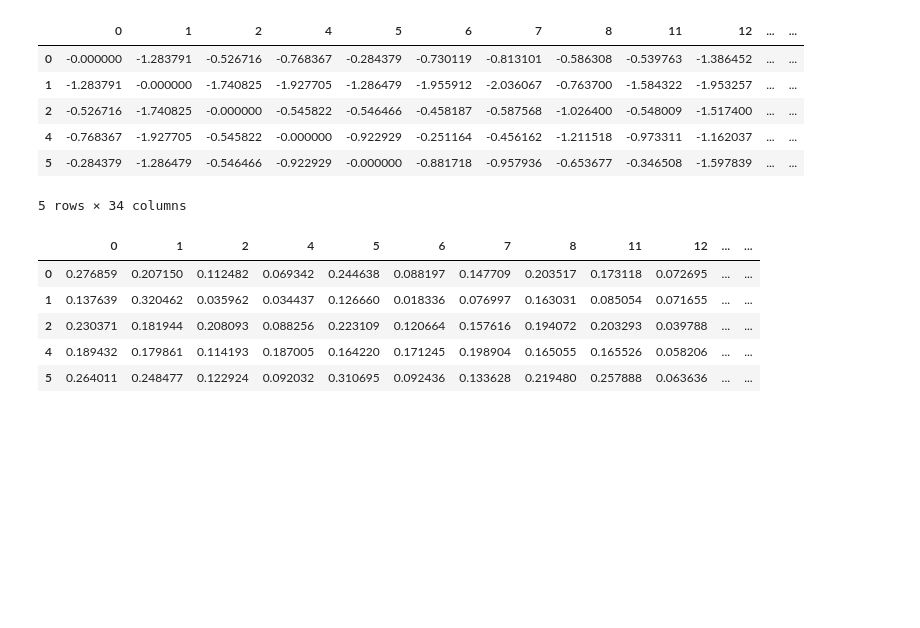
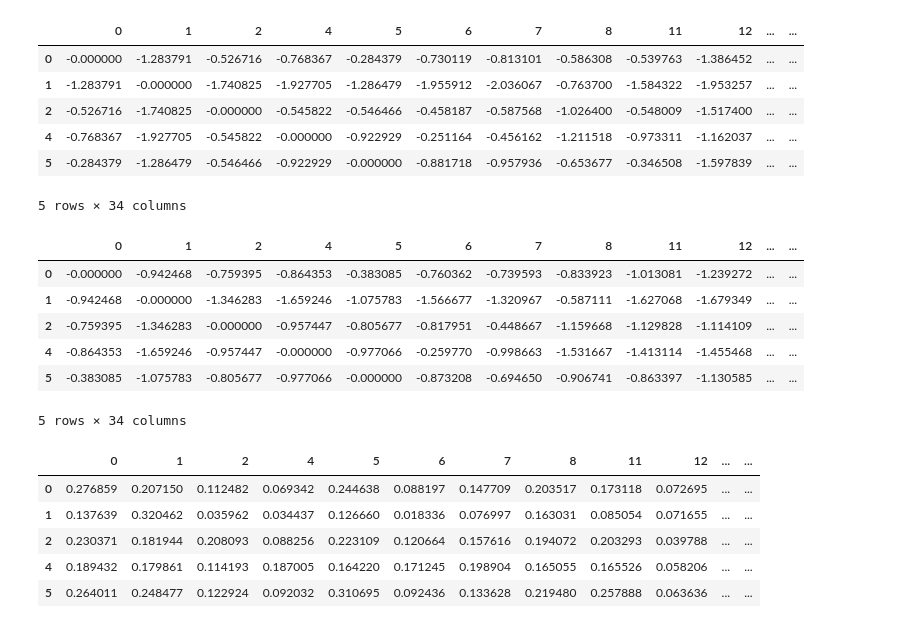
Before and after one commit to yashkher-123/transferability-through-representations, a Jupyter notebook: baselines/baseline_overview.ipynb, the cells around one changed output. Drawn from its saved outputs; the diff is of its cells as text; code cells hidden in the pictures; blank space fills up the shorter version.

```diff
--- a/baselines/baseline_overview.ipynb
+++ b/baselines/baseline_overview.ipynb
@@ -114,6 +114,21 @@ embedding_matrix.head()
 | 4 | -0.768367 | -1.927705 | -0.545822 | -0.000000 | -0.922929 | -0.251164 | -0.456162 | -1.211518 | -0.973311 | -1.162037 | ... | ... |
 | 5 | -0.284379 | -1.286479 | -0.546466 | -0.922929 | -0.000000 | -0.881718 | -0.957936 | -0.653677 | -0.346508 | -1.597839 | ... | ... |
 5 rows × 34 columns
+# %%
+embedding_matrix3 = pd.read_csv("../probing/embedding_matrix_v3.csv")
+embedding_matrix3.set_index("domain_id", inplace=True)
+embedding_matrix3.index.name = None
+embedding_matrix3.index = embedding_matrix3.index.astype(int)
+embedding_matrix3.columns = embedding_matrix3.columns.astype(int)
+embedding_matrix3.head()
+# %% [output]
+|  | 0 | 1 | 2 | 4 | 5 | 6 | 7 | 8 | 11 | 12 | ... | ... |
+| 0 | -0.000000 | -0.942468 | -0.759395 | -0.864353 | -0.383085 | -0.760362 | -0.739593 | -0.833923 | -1.013081 | -1.239272 | ... | ... |
+| 1 | -0.942468 | -0.000000 | -1.346283 | -1.659246 | -1.075783 | -1.566677 | -1.320967 | -0.587111 | -1.627068 | -1.679349 | ... | ... |
+| 2 | -0.759395 | -1.346283 | -0.000000 | -0.957447 | -0.805677 | -0.817951 | -0.448667 | -1.159668 | -1.129828 | -1.114109 | ... | ... |
+| 4 | -0.864353 | -1.659246 | -0.957447 | -0.000000 | -0.977066 | -0.259770 | -0.998663 | -1.531667 | -1.413114 | -1.455468 | ... | ... |
+| 5 | -0.383085 | -1.075783 | -0.805677 | -0.977066 | -0.000000 | -0.873208 | -0.694650 | -0.906741 | -0.863397 | -1.130585 | ... | ... |
+5 rows × 34 columns
 # %%
 predicted_T2 = pd.read_csv("../training/predicted_transfer_matrix_v2.csv")
 predicted_T2.set_index("Unnamed: 0", inplace=True)
```
Also changed, not shown: parts of 4 cells of this notebook, 4 other files.
